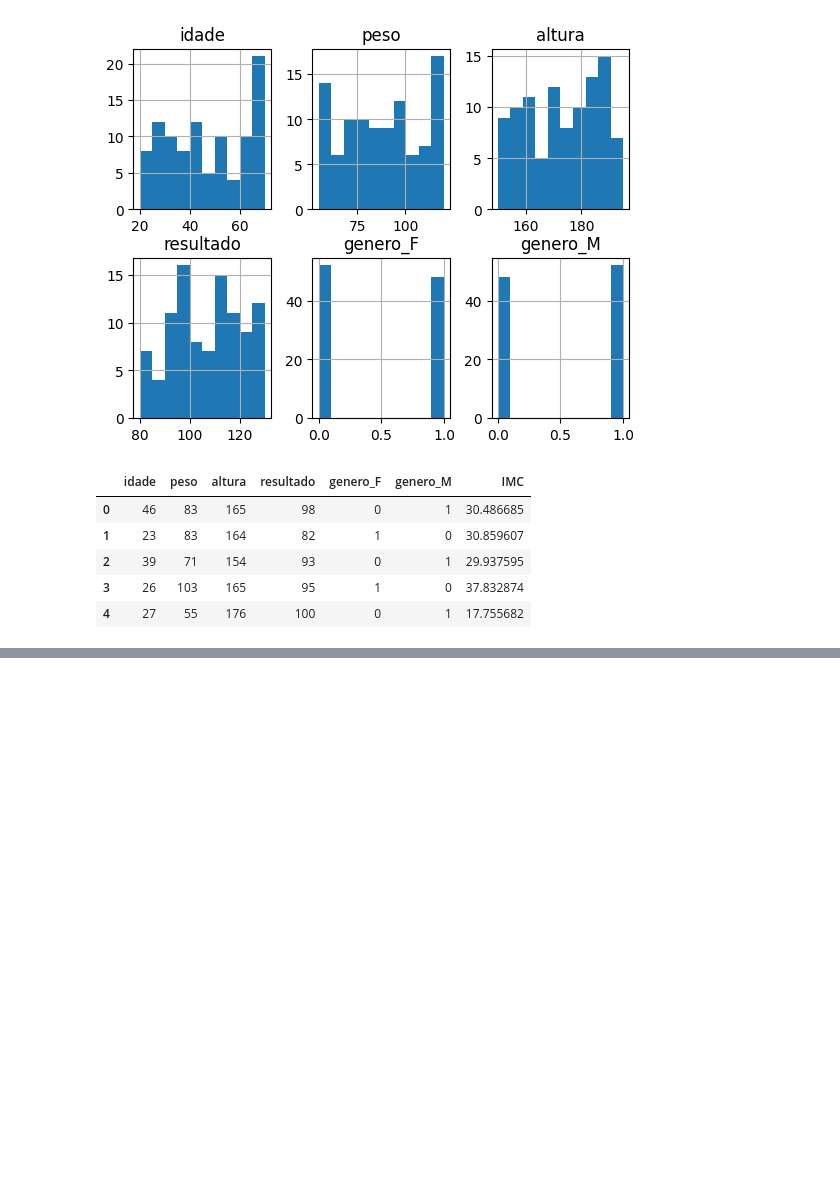
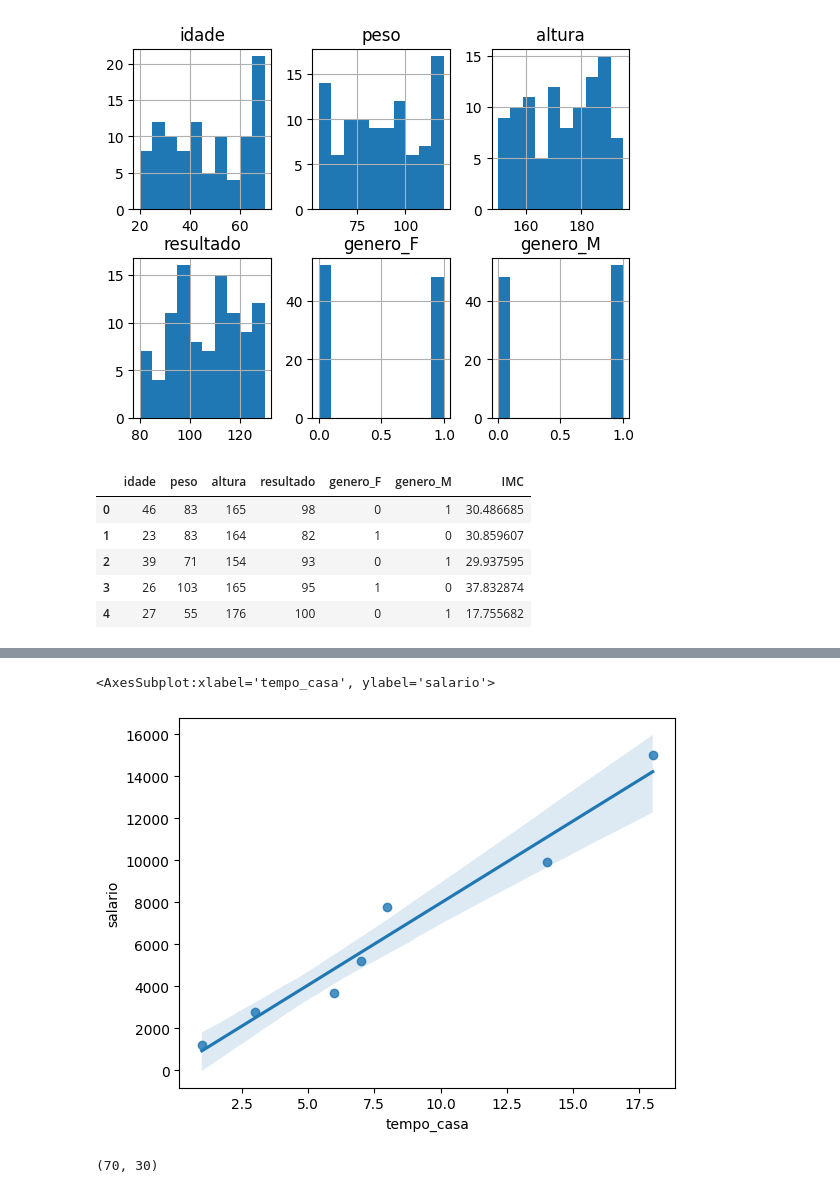
Before and after one commit to AlexandreFeltrin/EstudoIA, a Jupyter notebook: ML/modelo_diabetes.ipynb, the cells around one changed output, grey strips where cells are left out. Cells and saved outputs as stored; diff of their text form; code cells hidden in the pictures; blank space fills up the shorter version.

```diff
--- a/ML/modelo_diabetes.ipynb
+++ b/ML/modelo_diabetes.ipynb
@@ -130,3 +130,7 @@ df_exames.head()
 | 2 | 39 | 71 | 154 | 93 | 0 | 1 | 29.937595 |
 | 3 | 26 | 103 | 165 | 95 | 1 | 0 | 37.832874 |
 | 4 | 27 | 55 | 176 | 100 | 0 | 1 | 17.755682 |
+# %%
+dict_regres = {'tempo_casa': [1,3, 6, 7, 8, 14, 18],'salario': [1200, 2800, 3700, 5200, 7800, 9900, 15000]}
+
+df_regressao_simples = pd.DataFrame(dict_regres)
@@ -132,0 +146,5 @@ df_exames.head()
+# %%
+sns.regplot( data = df_regressao_simples, x='tempo_casa', y='salario')
+# %% [output]
+<AxesSubplot:xlabel='tempo_casa', ylabel='salario'>
+[figure, added]
@@ -132,0 +166,4 @@ df_exames.head()
+# %%
+len(x_train), len(x_test)
+# %% [output]
+(70, 30)
```
Also changed, not shown: parts of 26 cells of this notebook.
